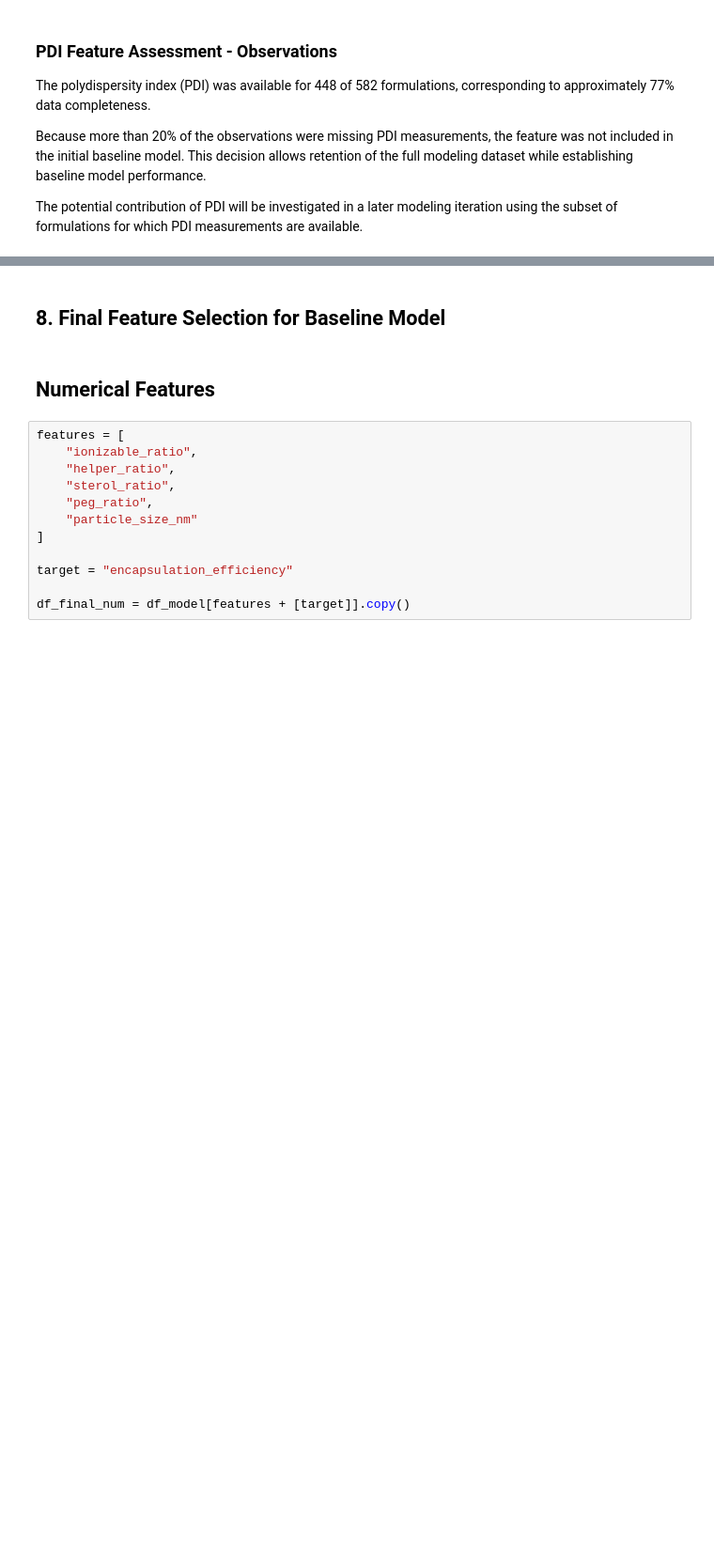
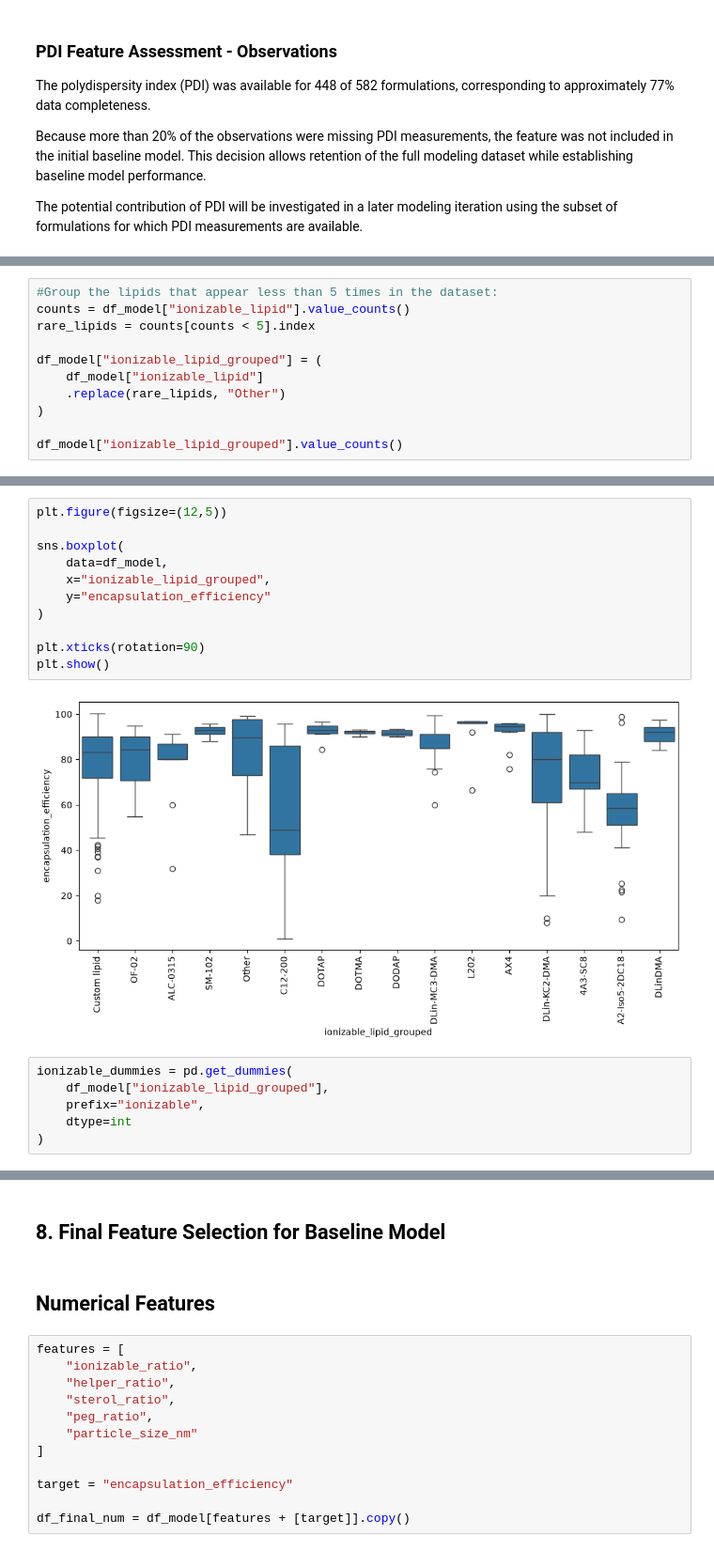
Before and after one commit to Iris-Bo/lnp-encapsulation-predictor, a Jupyter notebook: notebooks/01_data_exploration.ipynb, the cells around one changed output, grey strips where cells are left out. Shown at 94% size. Drawn from its saved outputs; the diff is of its cells as text; blank space fills up the shorter version.

```diff
--- a/notebooks/01_data_exploration.ipynb
+++ b/notebooks/01_data_exploration.ipynb
@@ -783,0 +828,11 @@ The potential contribution of PDI will be investigated in a later modeling itera
+# %%
+#Group the lipids that appear less than 5 times in the dataset:
+counts = df_model["ionizable_lipid"].value_counts()
+rare_lipids = counts[counts < 5].index
+
+df_model["ionizable_lipid_grouped"] = (
+    df_model["ionizable_lipid"]
+    .replace(rare_lipids, "Other")
+)
+
+df_model["ionizable_lipid_grouped"].value_counts()
@@ -783,0 +858,19 @@ The potential contribution of PDI will be investigated in a later modeling itera
+# %%
+plt.figure(figsize=(12,5))
+
+sns.boxplot(
+    data=df_model,
+    x="ionizable_lipid_grouped",
+    y="encapsulation_efficiency"
+)
+
+plt.xticks(rotation=90)
+plt.show()
+# %% [output]
+[figure, added]
+# %%
+ionizable_dummies = pd.get_dummies(
+    df_model["ionizable_lipid_grouped"],
+    prefix="ionizable",
+    dtype=int
+)
```
Also changed, not shown: parts of 12 cells of this notebook, 2 other files.
